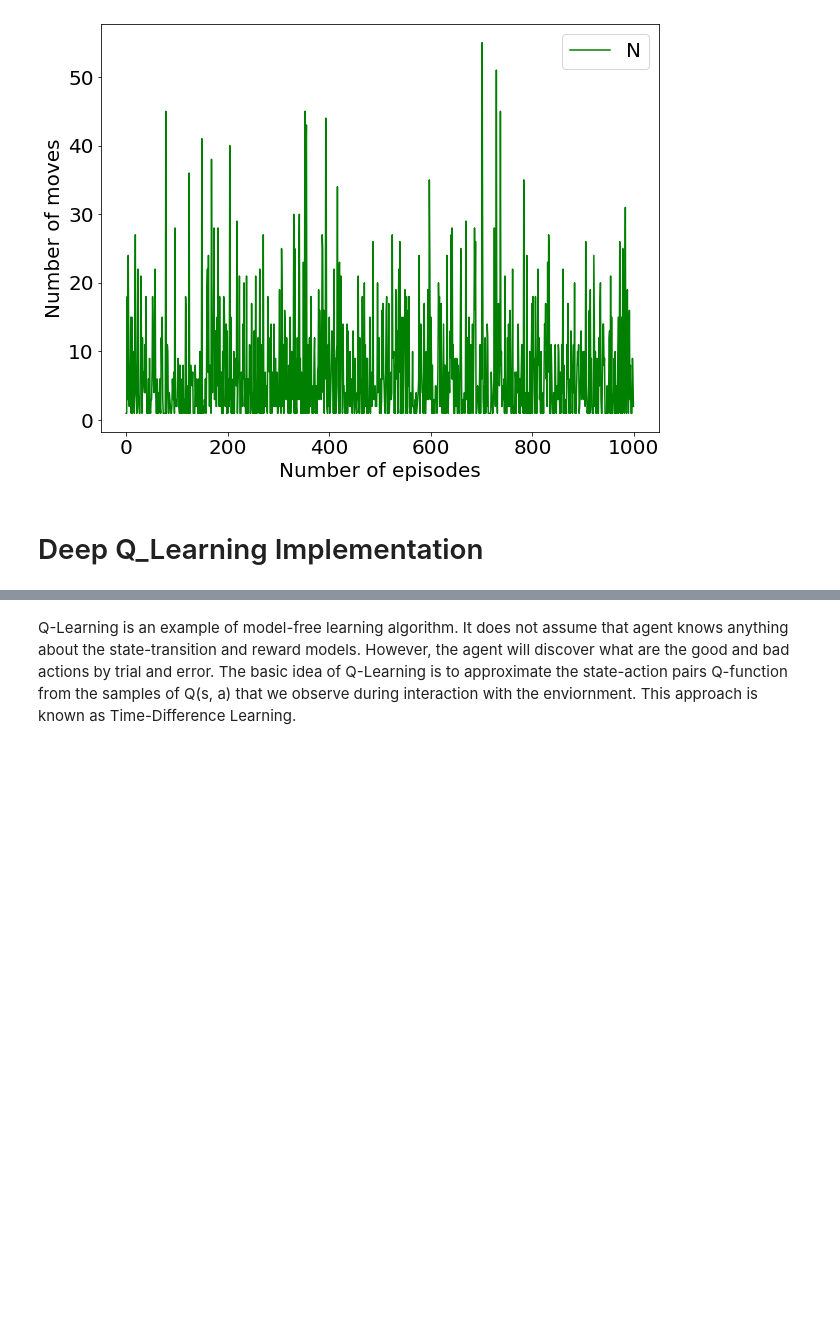
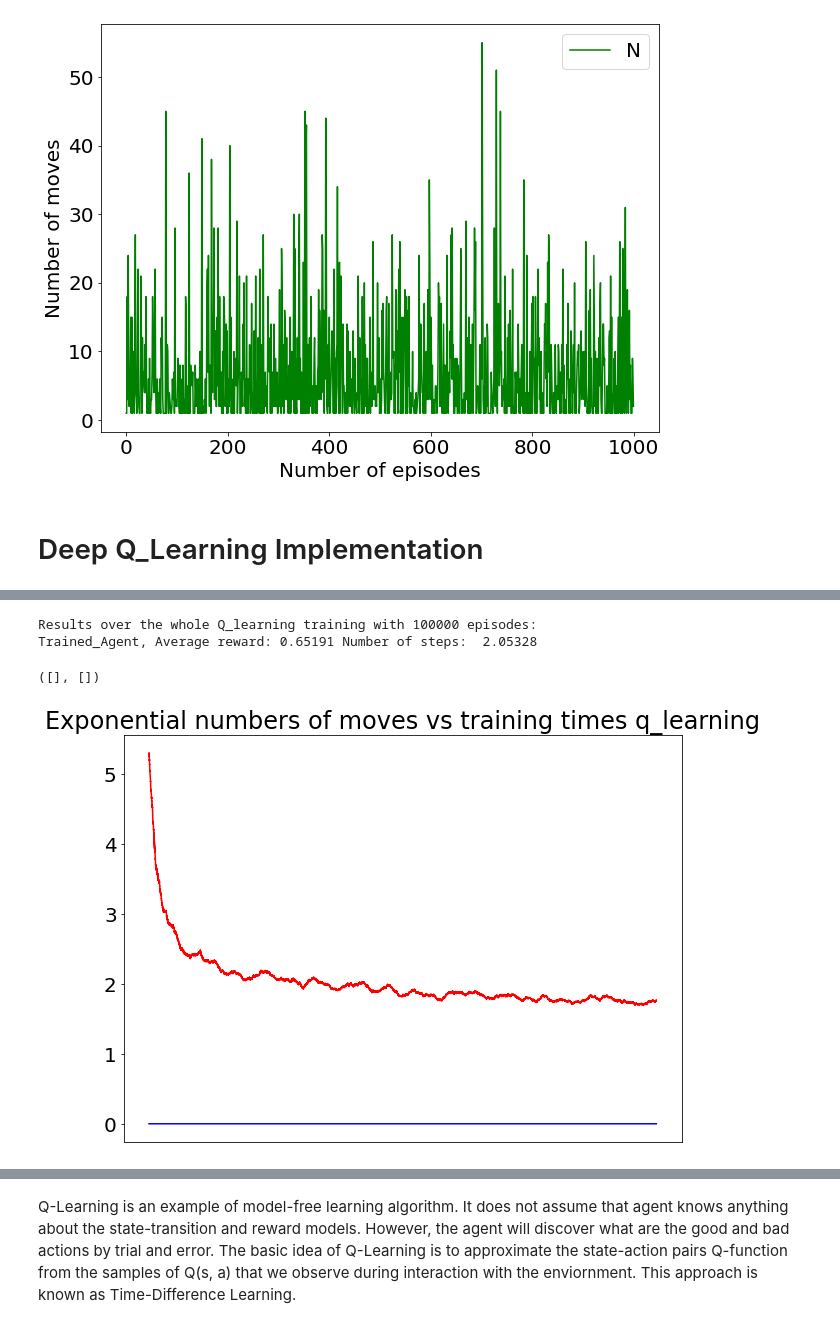
Before and after one commit to lzumta/Reinforcement-Learning-Assignment, a Jupyter notebook: Assignment.ipynb, the cells around one changed output, grey strips where cells are left out. Cells and saved outputs as stored; diff of their text form; code cells hidden in the pictures; blank space fills up the shorter version.

```diff
--- a/Assignment.ipynb
+++ b/Assignment.ipynb
@@ -279,7 +279,7 @@ class ChessAgent():
         batch_action1 = torch.LongTensor(batch_memory[:, N_in:N_in+1].astype(int))
         batch_action2 = torch.LongTensor(batch_memory[:, N_in+1:N_in+2].astype(int))
         batch_reward = torch.FloatTensor(batch_memory[:, N_in+2:N_in+3])
-        batch_done = torch.FloatTensor(batch_memory[:, N_in+3:N_in+4])
+       # batch_done = torch.FloatTensor(batch_memory[:, N_in+3:N_in+4])
         batch_next_state = torch.FloatTensor(batch_memory[:,-N_in:])
 
         #q_eval
@@ -308,7 +308,7 @@ reward_check = 1 # THE REWARD FOR A CHECK
 # SAVING VARIABLES
 R_save_q = np.zeros([N_episodes, 1])
 N_moves_save_q = np.zeros([N_episodes, 1])
-Training_time_per_episode = np.zeros([N_episodes, 1])
+Training_time_per_episode_q = np.zeros([N_episodes, 1])
 
 # PRINT AVERAGE REWARD EVERY NUMBER OF EPISODES
 print_every = 500
@@ -320,7 +320,7 @@ print('---------------------------------------')
 for n in range(N_episodes):
 
     if n % print_every == 0 and n != 0:
-      print('Average reward:',np.mean(R_save_q[n-print_every:n]),'Number of steps: ',np.mean(N_moves_save_q[n-print_every:n]), 'Training time: ',np.mean(Training_time_per_episode[n-500:n]))
+      print('Average reward:',np.mean(R_save_q[n-print_every:n]),'Number of steps: ',np.mean(N_moves_save_q[n-print_every:n]), 'Training time: ',np.mean(Training_time_per_episode_q[n-500:n]))
 
     start = time.time()
     epsilon_f = epsilon_0 / (1 + beta * n)   ## DECAYING EPSILON
@@ -347,7 +347,7 @@ for n in range(N_episodes):
           R_save_q[n]=np.copy(R)
           N_moves_save_q[n]=np.copy(i)
           end = time.time()
-          Training_time_per_episode[n] = abs(start-end)/1000
+          Training_time_per_episode_q[n] = abs(start-end)/1000
           break
 
         # IF THE EPISODE IS NOT OVER, ADD REWARD
@@ -370,4 +383,20 @@ KeyboardInterrupt:
 # Print average reward and average number of steps overall
 print(f'Results over the whole Q_learning training with {N_episodes} episodes:')
 print('Trained_Agent, Average reward:',np.mean(R_save_q),'Number of steps: ',np.mean(N_moves_save_q))
+# %% [output]
+Results over the whole Q_learning training with 100000 episodes:
+Trained_Agent, Average reward: 0.65191 Number of steps:  2.05328
+# %%
+# Plot: number of moves vs training time
+plt.rcParams.update({'font.size': 20})
+
+plt.plot(figsize=(15,10))
+plt.plot(np.arange(0,N_episodes-1999), moving_average(N_moves_save_q, n=2000), 'r', label='number of moves')
+plt.plot(np.arange(0,N_episodes-1999), moving_average(Training_time_per_episode_q, n=2000), 'b', label='training time')
+
+plt.title("Exponential numbers of moves vs training times q_learning")
+plt.xticks([])
+# %% [output]
+([], [])
+[figure, added]
 # %%
```
Also changed, not shown: parts of 16 cells of this notebook.
